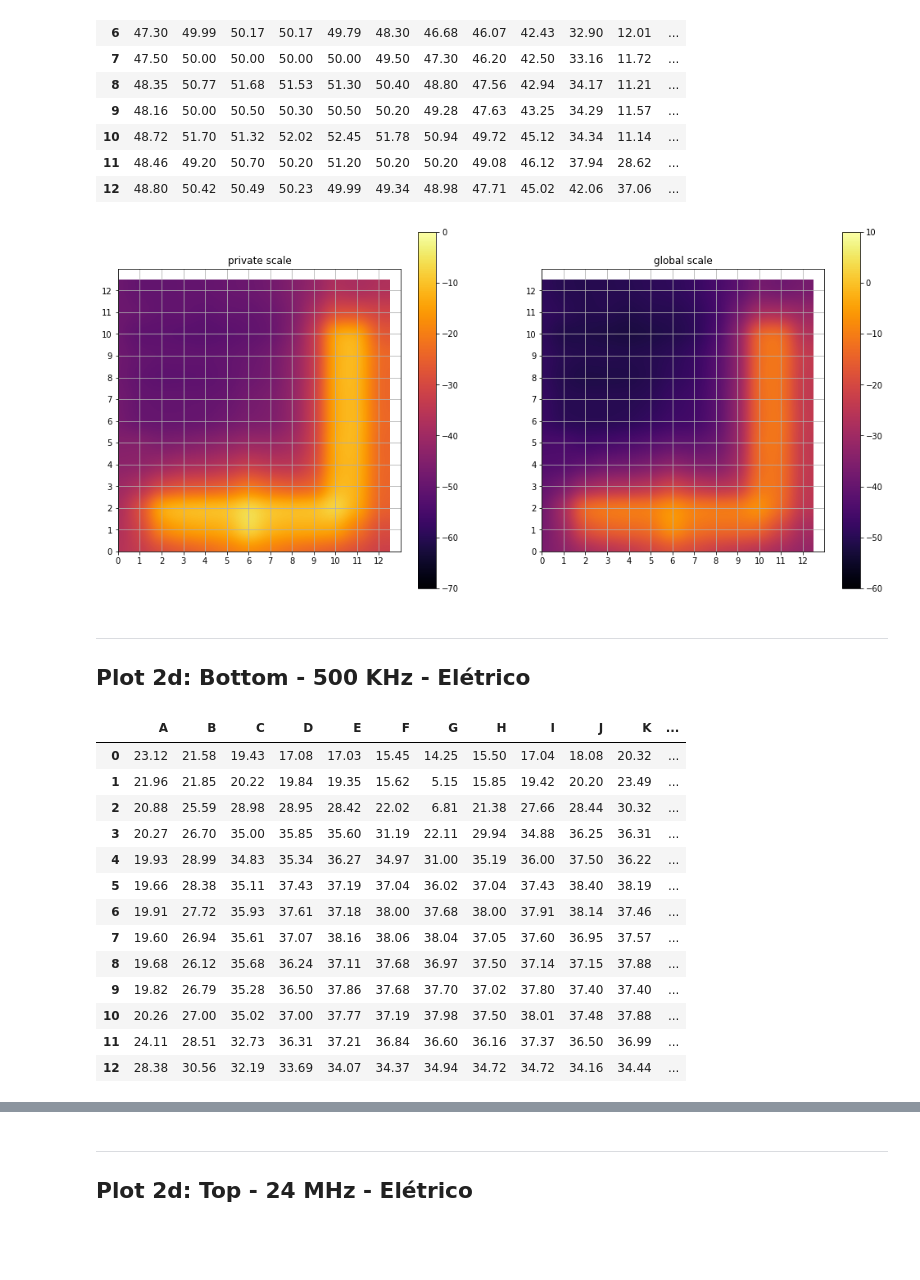
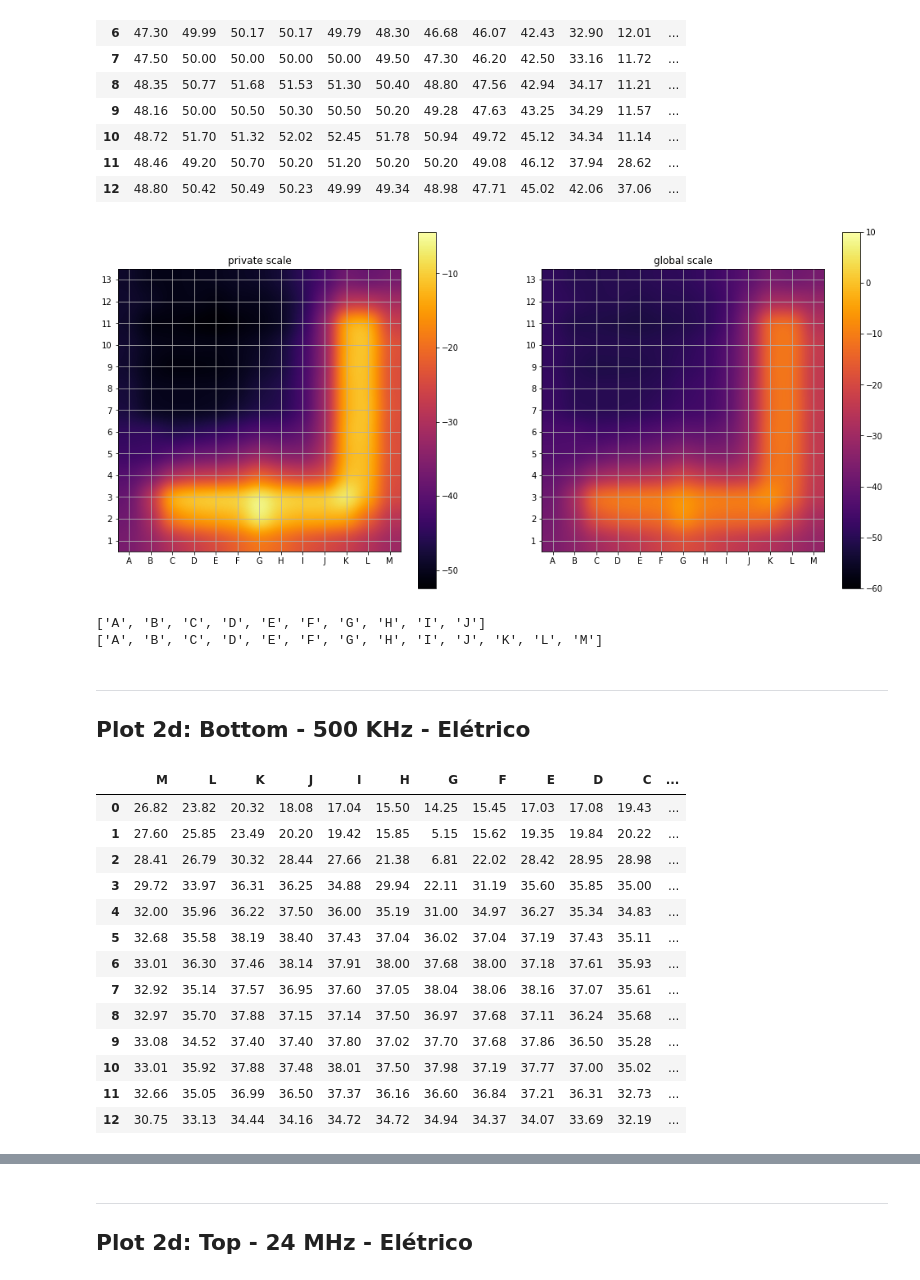
Before and after one commit to lsmanoel/CEM_4, a Jupyter notebook: out_2d_open_matrix_csv.ipynb, the cells around one changed output, grey strips where cells are left out. Saved outputs shown, nothing was run; the diff lists cells and outputs as text; code cells hidden in the pictures; blank space fills up the shorter version.

```diff
--- a/out_2d_open_matrix_csv.ipynb
+++ b/out_2d_open_matrix_csv.ipynb
@@ -5,7 +5,9 @@
 
 https://towardsdatascience.com/3-ways-to-load-csv-files-into-colab-7c14fcbdcb92
 # %%
+import numpy as np
 import pandas as pd
+from matplotlib.ticker import IndexFormatter
 
 url_elc_plane_bottom_24_MHz = 'https://raw.githubusercontent.com/lsmanoel/CEM_4/master/13.06/placaL_medidas%20-%20%20plane_bottom_24_MHz.csv'
 url_elc_plane_bottom_500_KHz = 'https://raw.githubusercontent.com/lsmanoel/CEM_4/master/13.06/placaL_medidas%20-%20plane_bottom_500_KHz.csv'
@@ -15,12 +17,19 @@ url_mag_plane_bottom_24_MHz = 'https://raw.githubusercontent.com/lsmanoel/CEM_4/
 url_mag_plane_top_24_MHz = 'https://raw.githubusercontent.com/lsmanoel/CEM_4/master/13.06/placaL_medidas%20-%20mag_plane_top_24_MHz.csv'
 
 columns_name = ['A','B','C','D','E','F','G','H','I','J','K','L','M']
+rows_name = np.arange(1,14,1).tolist()
+xticks_formatter = IndexFormatter(columns_name)
+yticks_formatter = IndexFormatter(rows_name)
 
 pd_elc_plane_bottom_24_MHz = pd.read_csv(url_elc_plane_bottom_24_MHz, names=columns_name)
+pd_elc_plane_bottom_24_MHz = pd_elc_plane_bottom_24_MHz[pd_elc_plane_bottom_24_MHz.columns[::-1]]
 pd_elc_plane_bottom_500_KHz = pd.read_csv(url_elc_plane_bottom_500_KHz, names=columns_name)
+pd_elc_plane_bottom_500_KHz = pd_elc_plane_bottom_500_KHz[pd_elc_plane_bottom_500_KHz.columns[::-1]]
+pd_mag_plane_bottom_24_MHz = pd.read_csv(url_mag_plane_bottom_24_MHz, names=columns_name)
+pd_mag_plane_bottom_24_MHz = pd_mag_plane_bottom_24_MHz[pd_mag_plane_bottom_24_MHz.columns[::-1]]
+
 pd_elc_plane_top_24_MHz = pd.read_csv(url_elc_plane_top_24_MHz, names=columns_name)
 pd_elc_plane_top_500_KHz = pd.read_csv(url_elc_plane_top_500_KHz, names=columns_name)
-pd_mag_plane_bottom_24_MHz = pd.read_csv(url_mag_plane_bottom_24_MHz, names=columns_name)
 pd_mag_plane_top_24_MHz = pd.read_csv(url_mag_plane_top_24_MHz, names=columns_name)
 
 elc_plane_bottom_24_MHz = pd_elc_plane_bottom_24_MHz.values
@@ -30,11 +39,11 @@ elc_plane_top_500_KHz = pd_elc_plane_top_500_KHz.values
 mag_plane_bottom_24_MHz = pd_mag_plane_bottom_24_MHz.values
 mag_plane_top_24_MHz = pd_mag_plane_top_24_MHz.values
 
-elc_plane_bottom_24_MHz = -elc_plane_bottom_24_MHz
-elc_plane_bottom_500_KHz = -elc_plane_bottom_500_KHz
+elc_plane_bottom_24_MHz = -np.fliplr(elc_plane_bottom_24_MHz)
+elc_plane_bottom_500_KHz = -np.fliplr(elc_plane_bottom_500_KHz)
 elc_plane_top_24_MHz = -elc_plane_top_24_MHz
 elc_plane_top_500_KHz = -elc_plane_top_500_KHz
-mag_plane_bottom_24_MHz = -mag_plane_bottom_24_MHz
+mag_plane_bottom_24_MHz = -np.fliplr(mag_plane_bottom_24_MHz)
 mag_plane_top_24_MHz = -mag_plane_top_24_MHz
 # %% [markdown]
 ---
@@ -49,6 +58,15 @@ plot_layout = (1, 2)
 # %%
 elc_global_scale = (10, -60)
-elc_private_scale = ( 0, -70)
+elc_private_scale = ((
+    np.max(np.array([*elc_plane_bottom_24_MHz,
+                     *elc_plane_bottom_500_KHz,
+                     *elc_plane_top_24_MHz,
+                     *elc_plane_top_500_KHz])),
+    np.min(np.array([*elc_plane_bottom_24_MHz,
+                     *elc_plane_bottom_500_KHz,
+                     *elc_plane_top_24_MHz,
+                     *elc_plane_top_500_KHz])))
+)
 
 elc_cube_range = cube_range
 
@@ -106,56 +129,68 @@ img = ax.imshow(Z,
                 vmin = elc_private_scale[1])
 
 fig.colorbar(img, ax=ax)
 
-ax.set_xlim([cube_range[0], cube_range[1]])
-ax.set_ylim([cube_range[0], cube_range[1]])
+ax.set_xlim([cube_range[0] - .5, cube_range[1] - .5])
+ax.set_ylim([cube_range[0] - .5, cube_range[1] - .5])
 
 ax.set_xticks(np.arange(cube_range[0], cube_range[1],1))
 ax.set_yticks(np.arange(cube_range[0], cube_range[1],1))
+
+ax.xaxis.set_major_formatter(xticks_formatter)
+ax.yaxis.set_major_formatter(yticks_formatter)
 
 ax.grid(True)
 
 # ==============================================================================
 ax = fig.add_subplot(elc_plot_layout[0], elc_plot_layout[1], 2)
 ax.set_title('global scale')
 
 img = ax.imshow(Z,
                 interpolation ='gaussian',
                 cmap ='inferno',
                 vmax = elc_global_scale[0],
                 vmin = elc_global_scale[1])
 
 fig.colorbar(img, ax=ax)
 
-ax.set_xlim([cube_range[0], cube_range[1]])
-ax.set_ylim([cube_range[0], cube_range[1]])
+ax.set_xlim([cube_range[0] - .5, cube_range[1] - .5])
+ax.set_ylim([cube_range[0] - .5, cube_range[1] - .5])
 
+ax.set_yticks(np.arange(cube_range[0], cube_range[1],1))
 ax.set_xticks(np.arange(cube_range[0], cube_range[1],1))
-ax.set_yticks(np.arange(cube_range[0], cube_range[1],1))
+
+ax.xaxis.set_major_formatter(xticks_formatter)
+ax.yaxis.set_major_formatter(yticks_formatter)
 
 ax.grid(True)
 
 #===============================================================================
 plt.show()
 # %% [output]
-[figure, old version]
+[figure, new version]
+# %%
+print(list("ABCDEFGHIJ"))
+print(columns_name)
+# %% [output]
+['A', 'B', 'C', 'D', 'E', 'F', 'G', 'H', 'I', 'J']
+['A', 'B', 'C', 'D', 'E', 'F', 'G', 'H', 'I', 'J', 'K', 'L', 'M']
 # %% [markdown]
 ---
 ##  Plot 2d: Bottom - 500  KHz  - Elétrico
 # %%
 pd_elc_plane_bottom_500_KHz
 # %% [output]
-|  | A | B | C | D | E | F | G | H | I | J | K | ... |
-| 0 | 23.12 | 21.58 | 19.43 | 17.08 | 17.03 | 15.45 | 14.25 | 15.50 | 17.04 | 18.08 | 20.32 | ... |
-| 1 | 21.96 | 21.85 | 20.22 | 19.84 | 19.35 | 15.62 | 5.15 | 15.85 | 19.42 | 20.20 | 23.49 | ... |
-| 2 | 20.88 | 25.59 | 28.98 | 28.95 | 28.42 | 22.02 | 6.81 | 21.38 | 27.66 | 28.44 | 30.32 | ... |
-| 3 | 20.27 | 26.70 | 35.00 | 35.85 | 35.60 | 31.19 | 22.11 | 29.94 | 34.88 | 36.25 | 36.31 | ... |
-| 4 | 19.93 | 28.99 | 34.83 | 35.34 | 36.27 | 34.97 | 31.00 | 35.19 | 36.00 | 37.50 | 36.22 | ... |
-| 5 | 19.66 | 28.38 | 35.11 | 37.43 | 37.19 | 37.04 | 36.02 | 37.04 | 37.43 | 38.40 | 38.19 | ... |
-| 6 | 19.91 | 27.72 | 35.93 | 37.61 | 37.18 | 38.00 | 37.68 | 38.00 | 37.91 | 38.14 | 37.46 | ... |
-| 7 | 19.60 | 26.94 | 35.61 | 37.07 | 38.16 | 38.06 | 38.04 | 37.05 | 37.60 | 36.95 | 37.57 | ... |
-| 8 | 19.68 | 26.12 | 35.68 | 36.24 | 37.11 | 37.68 | 36.97 | 37.50 | 37.14 | 37.15 | 37.88 | ... |
-| 9 | 19.82 | 26.79 | 35.28 | 36.50 | 37.86 | 37.68 | 37.70 | 37.02 | 37.80 | 37.40 | 37.40 | ... |
-| 10 | 20.26 | 27.00 | 35.02 | 37.00 | 37.77 | 37.19 | 37.98 | 37.50 | 38.01 | 37.48 | 37.88 | ... |
-| 11 | 24.11 | 28.51 | 32.73 | 36.31 | 37.21 | 36.84 | 36.60 | 36.16 | 37.37 | 36.50 | 36.99 | ... |
-| 12 | 28.38 | 30.56 | 32.19 | 33.69 | 34.07 | 34.37 | 34.94 | 34.72 | 34.72 | 34.16 | 34.44 | ... |
+|  | M | L | K | J | I | H | G | F | E | D | C | ... |
+| 0 | 26.82 | 23.82 | 20.32 | 18.08 | 17.04 | 15.50 | 14.25 | 15.45 | 17.03 | 17.08 | 19.43 | ... |
+| 1 | 27.60 | 25.85 | 23.49 | 20.20 | 19.42 | 15.85 | 5.15 | 15.62 | 19.35 | 19.84 | 20.22 | ... |
+| 2 | 28.41 | 26.79 | 30.32 | 28.44 | 27.66 | 21.38 | 6.81 | 22.02 | 28.42 | 28.95 | 28.98 | ... |
+| 3 | 29.72 | 33.97 | 36.31 | 36.25 | 34.88 | 29.94 | 22.11 | 31.19 | 35.60 | 35.85 | 35.00 | ... |
+| 4 | 32.00 | 35.96 | 36.22 | 37.50 | 36.00 | 35.19 | 31.00 | 34.97 | 36.27 | 35.34 | 34.83 | ... |
+| 5 | 32.68 | 35.58 | 38.19 | 38.40 | 37.43 | 37.04 | 36.02 | 37.04 | 37.19 | 37.43 | 35.11 | ... |
+| 6 | 33.01 | 36.30 | 37.46 | 38.14 | 37.91 | 38.00 | 37.68 | 38.00 | 37.18 | 37.61 | 35.93 | ... |
+| 7 | 32.92 | 35.14 | 37.57 | 36.95 | 37.60 | 37.05 | 38.04 | 38.06 | 38.16 | 37.07 | 35.61 | ... |
+| 8 | 32.97 | 35.70 | 37.88 | 37.15 | 37.14 | 37.50 | 36.97 | 37.68 | 37.11 | 36.24 | 35.68 | ... |
+| 9 | 33.08 | 34.52 | 37.40 | 37.40 | 37.80 | 37.02 | 37.70 | 37.68 | 37.86 | 36.50 | 35.28 | ... |
+| 10 | 33.01 | 35.92 | 37.88 | 37.48 | 38.01 | 37.50 | 37.98 | 37.19 | 37.77 | 37.00 | 35.02 | ... |
+| 11 | 32.66 | 35.05 | 36.99 | 36.50 | 37.37 | 36.16 | 36.60 | 36.84 | 37.21 | 36.31 | 32.73 | ... |
+| 12 | 30.75 | 33.13 | 34.44 | 34.16 | 34.72 | 34.72 | 34.94 | 34.37 | 34.07 | 33.69 | 32.19 | ... |
```
Also changed, not shown: parts of 12 cells of this notebook.
